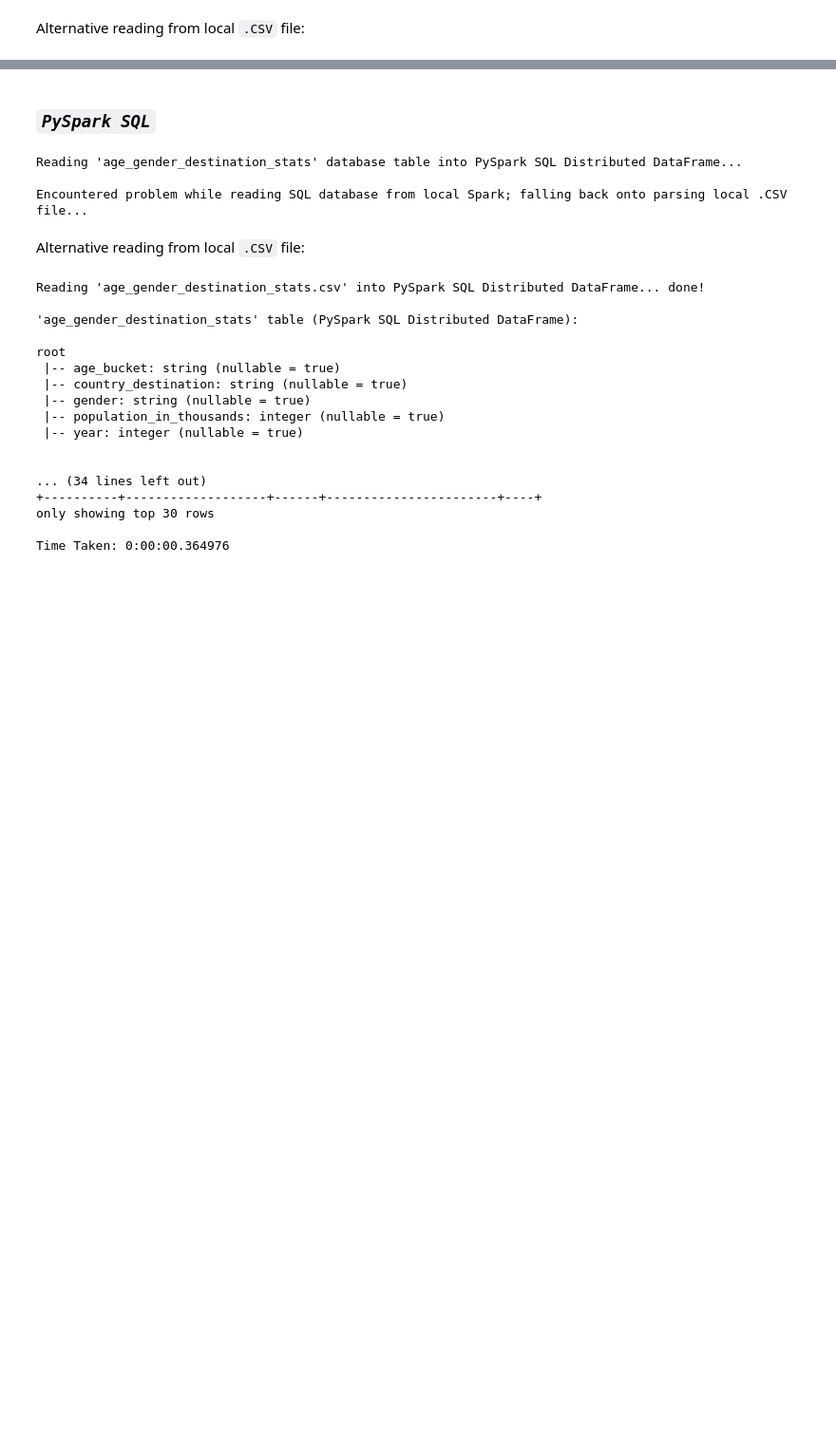
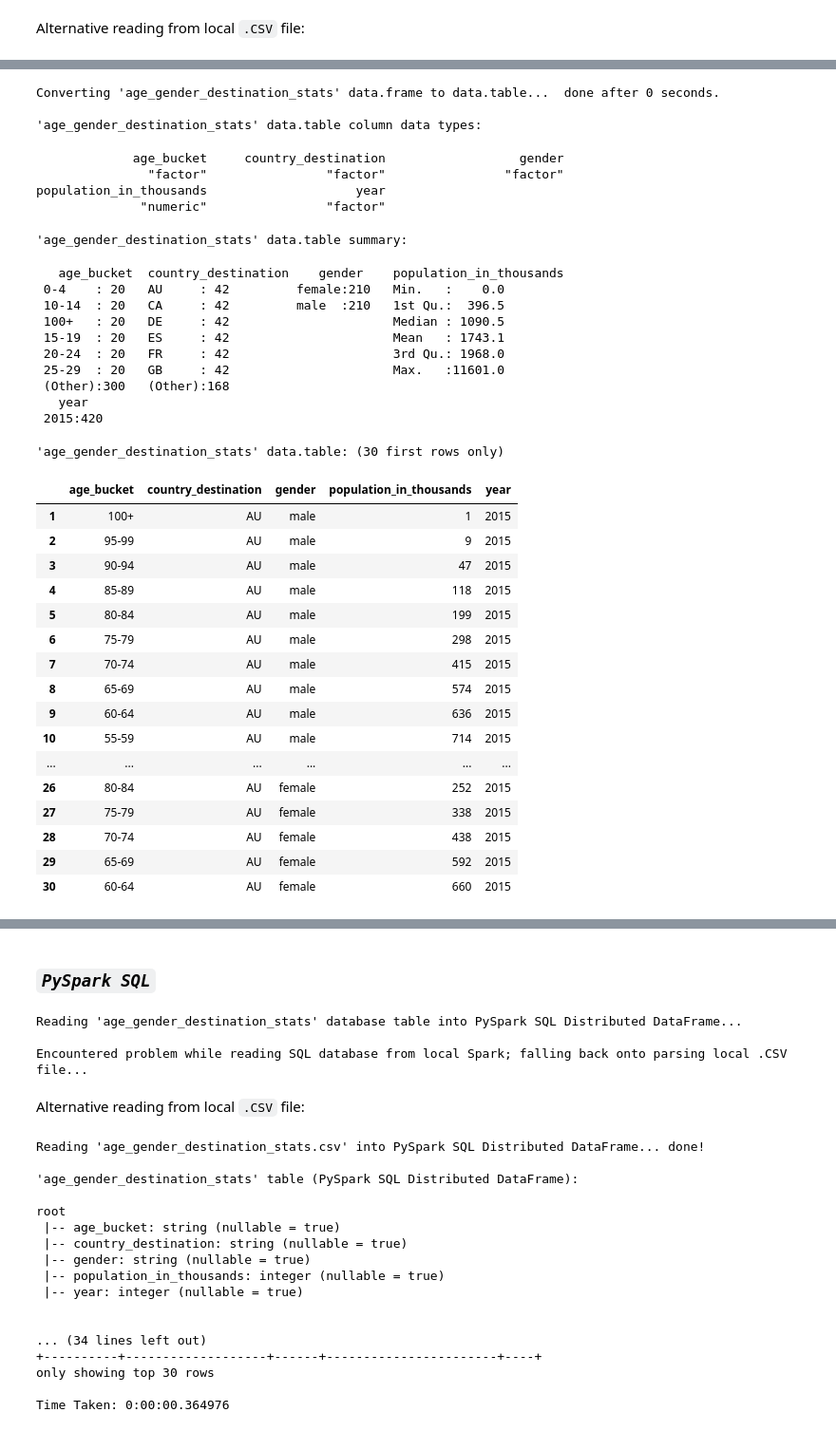
Before and after one commit to ChicagoBoothAnalytics/RelationalData, a Jupyter notebook: Cases/Kaggle AirBnB/R/KaggleAirBnB-RDataFrame-RDataTable-SparkRSQLDataFrame.ipynb, the cells around one changed output, grey strips where cells are left out. Shown at 95% size. Cells and saved outputs as stored; diff of their text form; code cells hidden in the pictures; blank space fills up the shorter version.

```diff
--- a/Cases/Kaggle AirBnB/R/KaggleAirBnB-RDataFrame-RDataTable-SparkRSQLDataFrame.ipynb
+++ b/Cases/Kaggle AirBnB/R/KaggleAirBnB-RDataFrame-RDataTable-SparkRSQLDataFrame.ipynb
@@ -984,29 +1118,2 @@ Showing first 30 rows:
 # %% [markdown]
 Alternative reading from local `.CSV` file:
-# %%
-if LOCAL_DATA_FOLDER_EXISTS:
-
-    print("Reading '%s' file into Pandas DataFrame... "
-          % AGE_GENDER_DESTINATION_STATS_FILE_NAME, end='')
-    tic = datetime.datetime.now()
-
-    age_gender_destination_stats_df_from_csv = \
-        pandas.read_csv(AGE_GENDER_DESTINATION_STATS_FILE_PATH)
-
-    toc = datetime.datetime.now()
-    print('done after %s\n' % str(toc - tic))
-
-    print("'age_gender_destination_stats' table (Pandas DataFrame):\n")
-    age_gender_destination_stats_df_from_csv.info(
-        verbose=True,
-        buf=None,
-        max_cols=None,
-        memory_usage='deep',
-        null_counts=True)
-
-    print('\nShowing first %i rows:' % NB_EXAMPLES_TO_SHOW)
-    print(age_gender_destination_stats_df_from_csv.iloc[:NB_EXAMPLES_TO_SHOW])
-
-else:
-
-    print('SKIPPED: local data folder does not exist')
@@ -1030,0 +1179,52 @@ year                       420 non-null float64
+# %%
+cat("Converting 'age_gender_destination_stats' data.frame to data.table... ", end='')
+tic <- proc.time()
+age_gender_destination_stats_dt <- as.data.table(age_gender_destination_stats_df)
+toc <- proc.time()
+cat('done after', (toc - tic)['elapsed'], 'seconds.\n\n')
+
+cat("'age_gender_destination_stats' data.table column data types:")
+sapply(age_gender_destination_stats_dt, class)
+
+cat("'age_gender_destination_stats' data.table summary:")
+summary(age_gender_destination_stats_dt)
+
+cat("'age_gender_destination_stats' data.table: (", NB_EXAMPLES_TO_SHOW, ' first rows only)\n', sep='')
+age_gender_destination_stats_dt[1 : NB_EXAMPLES_TO_SHOW]
+# %% [output]
+Converting 'age_gender_destination_stats' data.frame to data.table...  done after 0 seconds.
+
+'age_gender_destination_stats' data.table column data types:
+             age_bucket     country_destination                  gender
+               "factor"                "factor"                "factor"
+population_in_thousands                    year
+              "numeric"                "factor"
+'age_gender_destination_stats' data.table summary:
+   age_bucket  country_destination    gender    population_in_thousands
+ 0-4    : 20   AU     : 42         female:210   Min.   :    0.0
+ 10-14  : 20   CA     : 42         male  :210   1st Qu.:  396.5
+ 100+   : 20   DE     : 42                      Median : 1090.5
+ 15-19  : 20   ES     : 42                      Mean   : 1743.1
+ 20-24  : 20   FR     : 42                      3rd Qu.: 1968.0
+ 25-29  : 20   GB     : 42                      Max.   :11601.0
+ (Other):300   (Other):168
+   year
+ 2015:420
+'age_gender_destination_stats' data.table: (30 first rows only)
+|  | age_bucket | country_destination | gender | population_in_thousands | year |
+| 1 | 100+ | AU | male | 1 | 2015 |
+| 2 | 95-99 | AU | male | 9 | 2015 |
+| 3 | 90-94 | AU | male | 47 | 2015 |
+| 4 | 85-89 | AU | male | 118 | 2015 |
+| 5 | 80-84 | AU | male | 199 | 2015 |
+| 6 | 75-79 | AU | male | 298 | 2015 |
+| 7 | 70-74 | AU | male | 415 | 2015 |
+| 8 | 65-69 | AU | male | 574 | 2015 |
+| 9 | 60-64 | AU | male | 636 | 2015 |
+| 10 | 55-59 | AU | male | 714 | 2015 |
+| ... | ... | ... | ... | ... | ... |
+| 26 | 80-84 | AU | female | 252 | 2015 |
+| 27 | 75-79 | AU | female | 338 | 2015 |
+| 28 | 70-74 | AU | female | 438 | 2015 |
+| 29 | 65-69 | AU | female | 592 | 2015 |
+| 30 | 60-64 | AU | female | 660 | 2015 |
```
Also changed, not shown: parts of 39 cells of this notebook.
